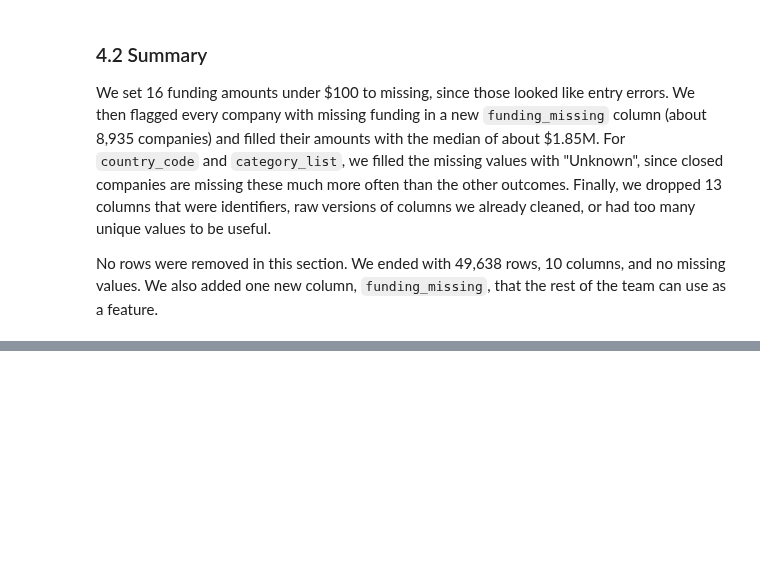
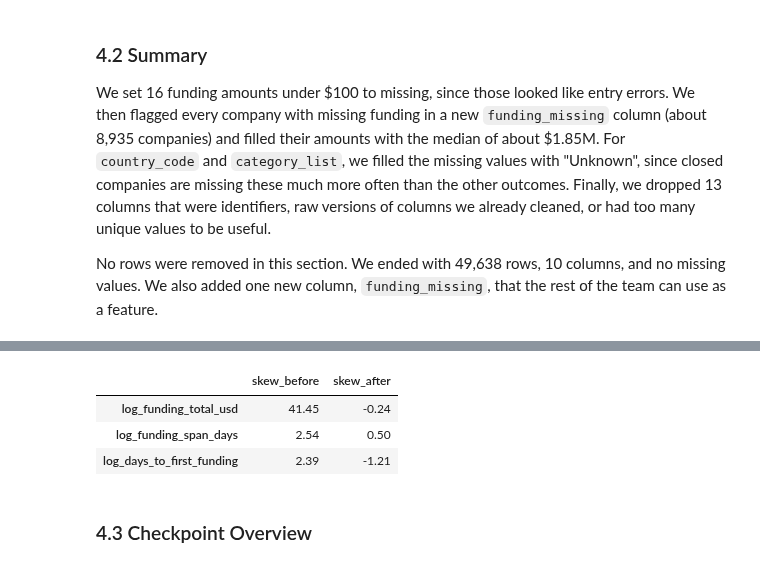
Before and after one commit to Hughes-Tyler/AnalyticsCapstone, a Jupyter notebook: notebooks/main.ipynb, the cells around one changed output, grey strips where cells are left out. Cells and saved outputs as stored; diff of their text form; code cells hidden in the pictures; blank space fills up the shorter version.

```diff
--- a/notebooks/main.ipynb
+++ b/notebooks/main.ipynb
@@ -706,0 +779,17 @@ No rows were removed in this section. We ended with 49,638 rows, 10 columns, and
+# %%
+skew_after = df[log_cols].skew()
+
+# Put the before and after skew side by side
+skew_table = pd.DataFrame({
+    'skew_before': skew_before.values,
+    'skew_after': skew_after.values
+}, index=log_cols)
+
+skew_table
+# %% [output]
+|  | skew_before | skew_after |
+| log_funding_total_usd | 41.45 | -0.24 |
+| log_funding_span_days | 2.54 | 0.50 |
+| log_days_to_first_funding | 2.39 | -1.21 |
+# %% [markdown]
+### 4.3 Checkpoint Overview
```
Also changed, not shown: parts of 16 cells of this notebook.
